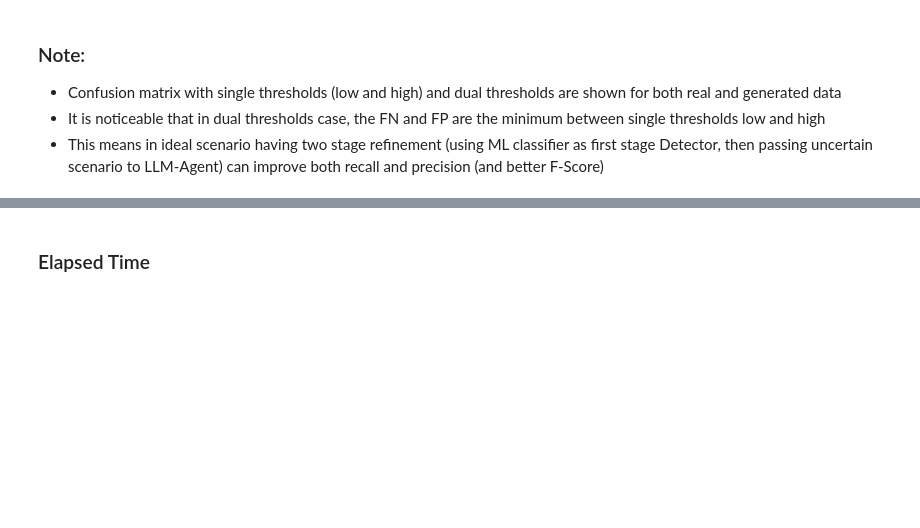
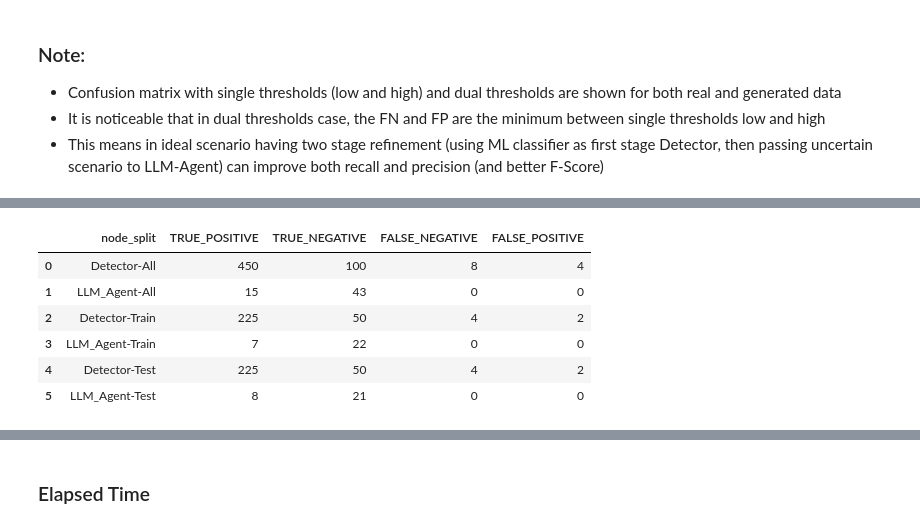
Before and after one commit to umscai/zc07-ml-genai-agentic, a Jupyter notebook: notebook/step3_prepare_data_for_ltm.ipynb, the cells around one changed output, grey strips where cells are left out. Drawn from its saved outputs; the diff is of its cells as text; code cells hidden in the pictures; blank space fills up the shorter version.

Commit message:
switching to test-case

```diff
--- a/notebook/step3_prepare_data_for_ltm.ipynb
+++ b/notebook/step3_prepare_data_for_ltm.ipynb
@@ -436,0 +442,11 @@ pd.DataFrame([m1,m2,m3])
+# %%
+df_train, df_test, df_info = ut.split_labeled_data_to_train_test('real_data')
+df_info
+# %% [output]
+|  | node_split | TRUE_POSITIVE | TRUE_NEGATIVE | FALSE_NEGATIVE | FALSE_POSITIVE |
+| 0 | Detector-All | 450 | 100 | 8 | 4 |
+| 1 | LLM_Agent-All | 15 | 43 | 0 | 0 |
+| 2 | Detector-Train | 225 | 50 | 4 | 2 |
+| 3 | LLM_Agent-Train | 7 | 22 | 0 | 0 |
+| 4 | Detector-Test | 225 | 50 | 4 | 2 |
+| 5 | LLM_Agent-Test | 8 | 21 | 0 | 0 |
```
Also changed, not shown: parts of 4 cells of this notebook, 11 other files.
